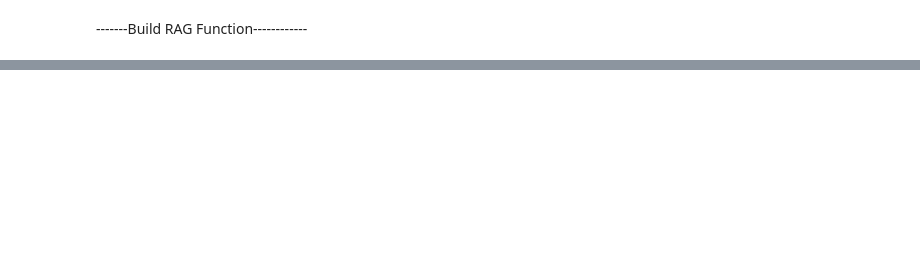
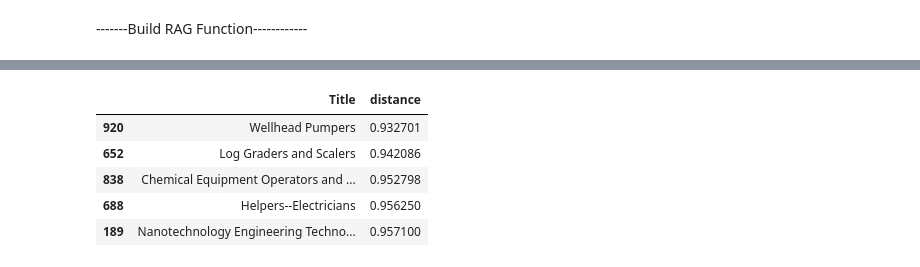
Before and after one commit to Apurwa127/Resume-Parser, a Jupyter notebook: notebooks/RAG_Pipeline.ipynb, the cells around one changed output, grey strips where cells are left out. Saved outputs shown, nothing was run; the diff lists cells and outputs as text; code cells hidden in the pictures; blank space fills up the shorter version.

```diff
--- a/notebooks/RAG_Pipeline.ipynb
+++ b/notebooks/RAG_Pipeline.ipynb
@@ -277,7 +277,7 @@ def search_occupation(query, k=5):
 
     # Perform similarity search using FAISS index
 
-    distance, indices = faiss.IndexFlatL2.search(query_embedding, k)
+    distance, indices = index.search(query_embedding, k)
 
     # Get the matching occupations
 
@@ -443,0 +471,15 @@ AttributeError: 'numpy.ndarray' object has no attribute 'search'
+# %%
+query = "What skills are needed for a data scientist?"
+
+result = search_occupation(query, k=5)
+
+display(
+    result[['Title', 'distance']]
+)
+# %% [output]
+|  | Title | distance |
+| 920 | Wellhead Pumpers | 0.932701 |
+| 652 | Log Graders and Scalers | 0.942086 |
+| 838 | Chemical Equipment Operators and ... | 0.952798 |
+| 688 | Helpers--Electricians | 0.956250 |
+| 189 | Nanotechnology Engineering Techno... | 0.957100 |
```
Also changed, not shown: parts of 10 cells of this notebook.
